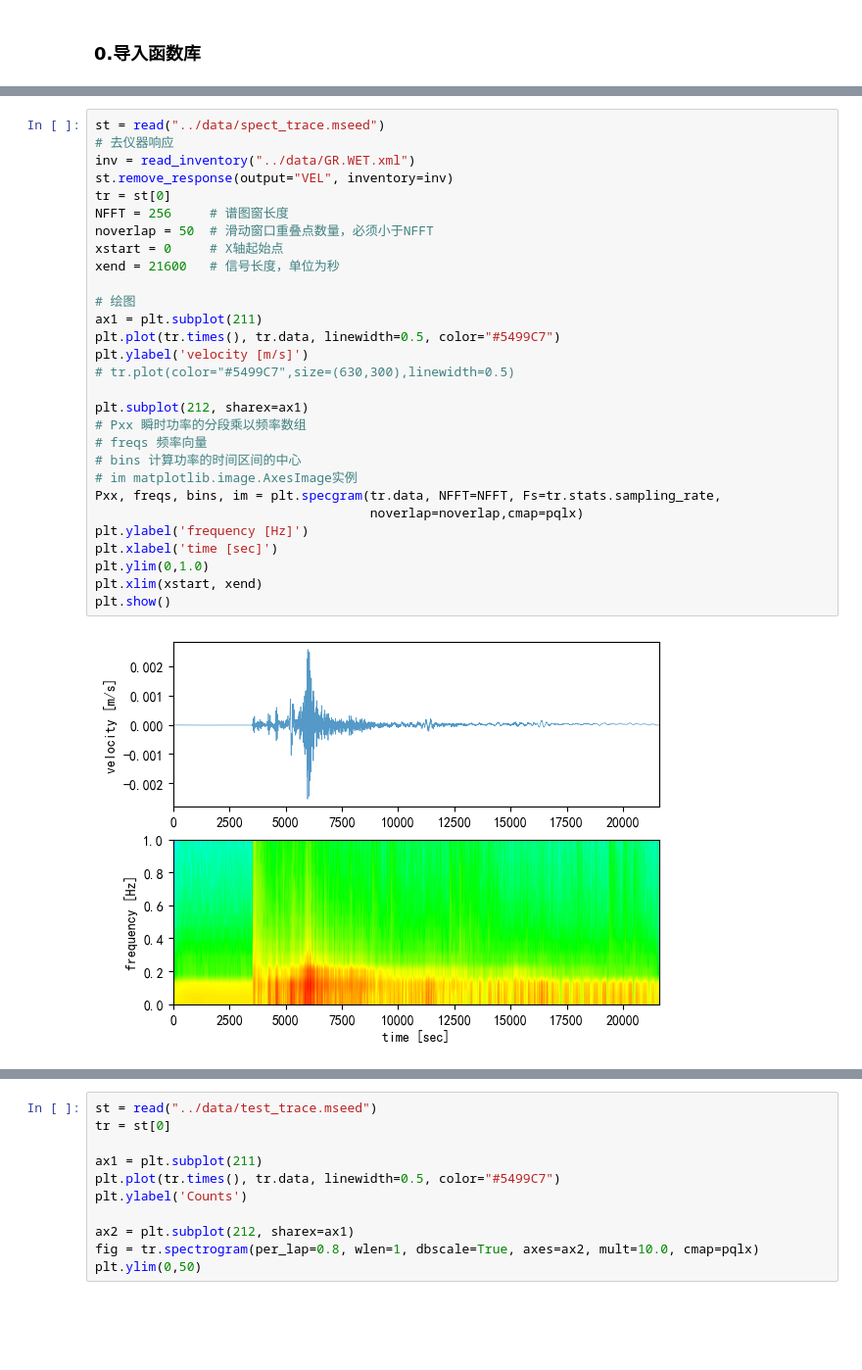
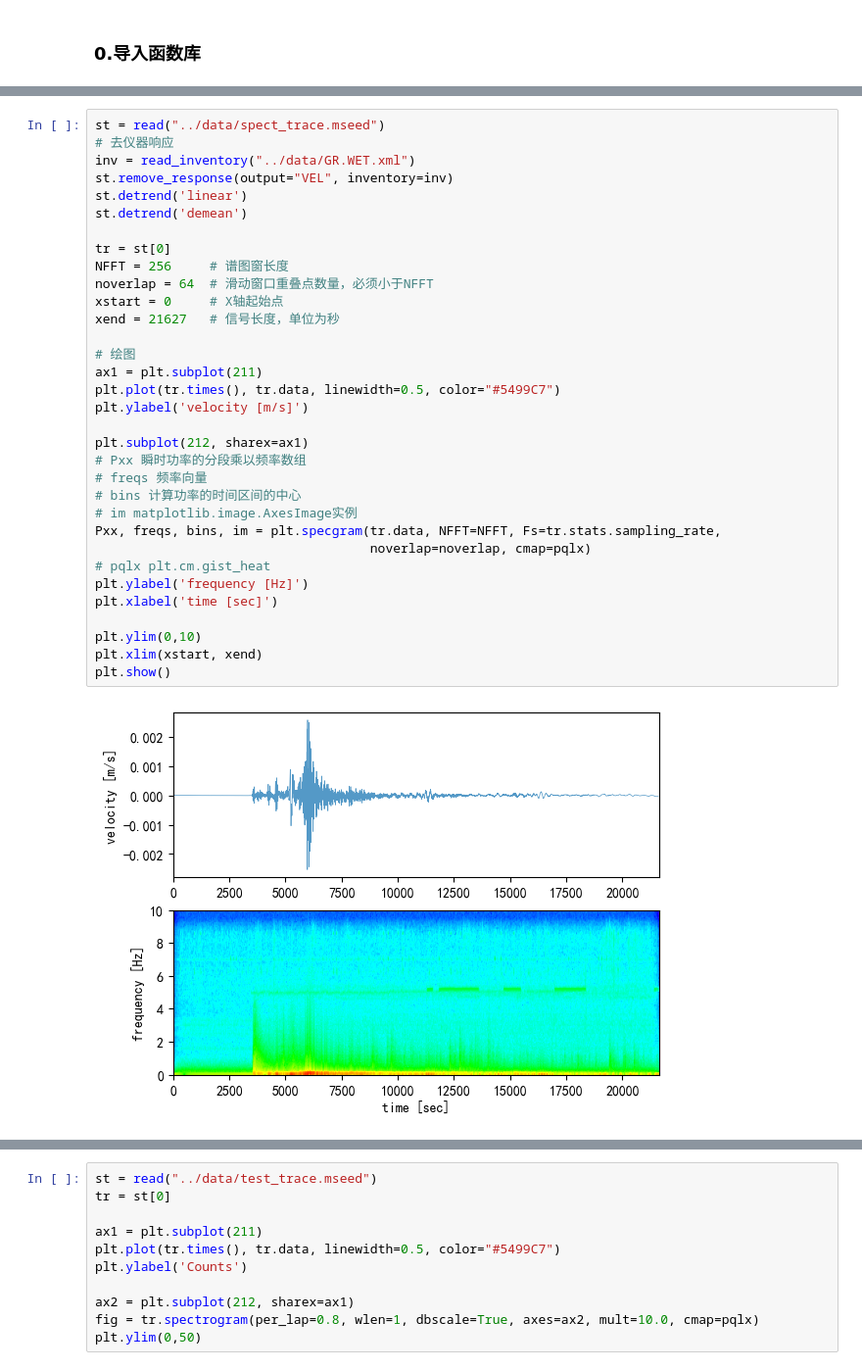
Before and after one commit to sssfeather/exerc, a Jupyter notebook: ipynb/ex_03_filte.ipynb, the cells around one changed output, grey strips where cells are left out. Shown: that part at 98% size. Saved outputs shown, nothing was run; the diff lists cells and outputs as text; blank space fills up the shorter version.

Commit message:
modified:   ipynb/ex_01_detrend.ipynb 	modified:   ipynb/ex_02_resample.ipynb 	modified:   ipynb/ex_03_filte.ipynb 	modified:   ipynb/ex_fourier_series_coeff.ipynb 	modified:   ipynb/ex_sds.ipynb

```diff
--- a/ipynb/ex_03_filte.ipynb
+++ b/ipynb/ex_03_filte.ipynb
@@ -14,34 +110,38 @@ import numpy as np
 # %%
 st = read("../data/spect_trace.mseed")
 # 去仪器响应
 inv = read_inventory("../data/GR.WET.xml")
 st.remove_response(output="VEL", inventory=inv)
+st.detrend('linear')
+st.detrend('demean')
+
 tr = st[0]
 NFFT = 256     # 谱图窗长度
-noverlap = 50  # 滑动窗口重叠点数量，必须小于NFFT
+noverlap = 64  # 滑动窗口重叠点数量，必须小于NFFT
 xstart = 0     # X轴起始点
-xend = 21600   # 信号长度，单位为秒
+xend = 21627   # 信号长度，单位为秒
 
 # 绘图
 ax1 = plt.subplot(211)
 plt.plot(tr.times(), tr.data, linewidth=0.5, color="#5499C7")
 plt.ylabel('velocity [m/s]')
-# tr.plot(color="#5499C7",size=(630,300),linewidth=0.5)
 
 plt.subplot(212, sharex=ax1)
 # Pxx 瞬时功率的分段乘以频率数组
 # freqs 频率向量
 # bins 计算功率的时间区间的中心
 # im matplotlib.image.AxesImage实例
 Pxx, freqs, bins, im = plt.specgram(tr.data, NFFT=NFFT, Fs=tr.stats.sampling_rate,
-                                    noverlap=noverlap,cmap=pqlx)
+                                    noverlap=noverlap, cmap=pqlx)
+# pqlx plt.cm.gist_heat
 plt.ylabel('frequency [Hz]')
 plt.xlabel('time [sec]')
-plt.ylim(0,1.0)
+
+plt.ylim(0,10)
 plt.xlim(xstart, xend)
 plt.show()
 # %% [output]
-[figure, old version]
+[figure, new version]
 # %%
 st = read("../data/spect_trace.mseed")
 tr = st[0]
```
Also changed, not shown: parts of 6 cells of this notebook, 4 other files.
